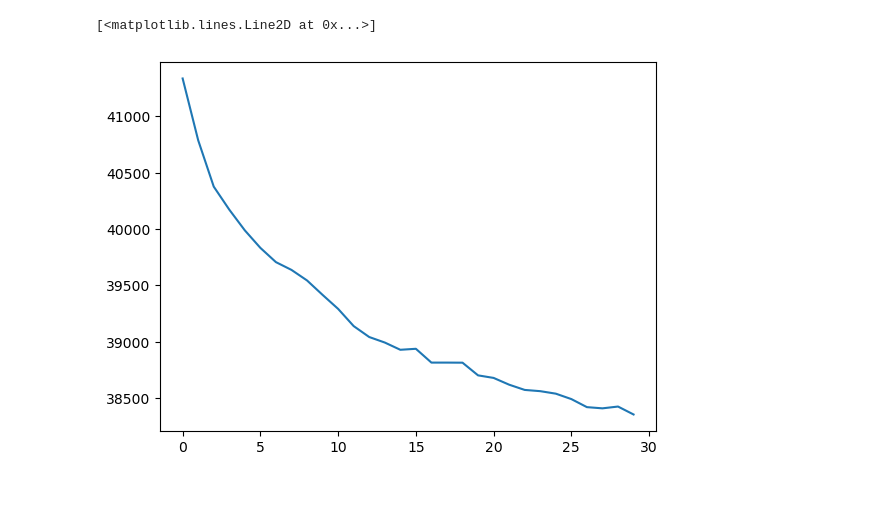
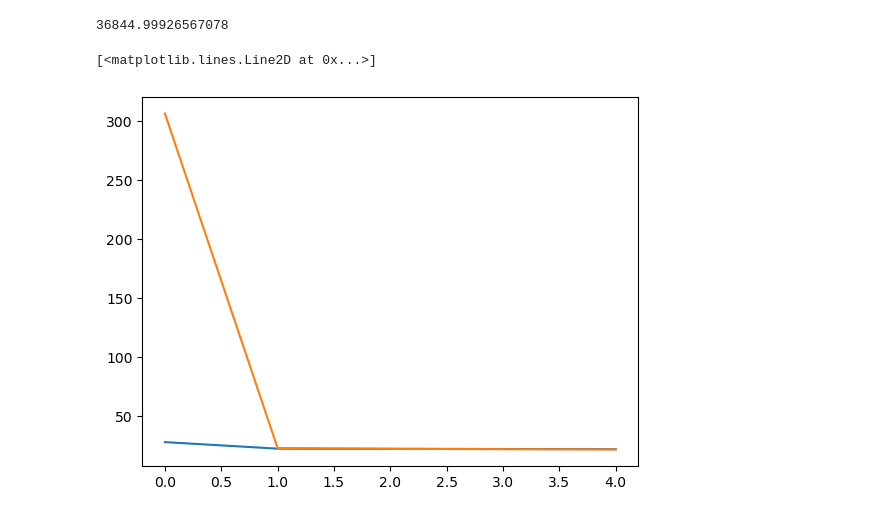
Before and after one commit to yhhjo/MountainAI, a Jupyter notebook: Transformer/Train.ipynb, the cells around one changed output. Drawn from its saved outputs; the diff is of its cells as text; code cells hidden in the pictures.

```diff
--- a/Transformer/Train.ipynb
+++ b/Transformer/Train.ipynb
@@ -48,6 +48,10 @@ dataloader_val = DataLoader(data_val, batch_size=BATCH_SIZE, shuffle=True, num_w
 
 dataloader_test = DataLoader(data_test, batch_size=BATCH_SIZE, shuffle=False, num_workers=N_WORKERS)
 # %%
+model_path = 'Checkpoints/model_2023_03_05__215511.pth'
+
+state_dict = torch.load(model_path)
 optimizePrime = Transformer(d_input, seqlen, d_output, D_MODEL, q, v, h, Ne, Nd, BATCH_SIZE, DROPOUT)
+optimizePrime.load_state_dict(state_dict)
 optimizer = torch.optim.Adam(optimizePrime.parameters(), lr=LR)
 loss_function = nn.MSELoss()
@@ -54,11 +68,11 @@ loss_function = nn.MSELoss()
 # %%
 model_save_path = f'Checkpoints/model_{datetime.datetime.now().strftime("%Y_%m_%d__%H%M%S")}.pth'
-epoch_loss_best = np.inf
+epoch_loss_best = np.inf # TODO: REMOVE IF INITIALIZING
 
 batch_loss = []
 epoch_loss = []
 epoch_val_loss = []
-EPOCHS = 30
+EPOCHS = 5
 
 X = 0
 Y = 0
@@ -67,6 +81,20 @@ for epoch in range(EPOCHS):
     running_loss = 0
     with tqdm(total=len(dataloader_train.dataset), desc=f"[Epoch {epoch+1:3d}/{EPOCHS}]") as pbar:
 
+        # Validate
+        for i, (x, y) in enumerate(dataloader_val):
+            # Zero gradients
+            optimizer.zero_grad()
+            x = x.float()
+            yhat = optimizePrime(x)
+            loss = loss_function(y.float(), yhat)
+
+            running_loss+= loss.item()
+            pbar.set_postfix({'val_loss': running_loss/(epoch+1)})
+            pbar.update(x.shape[0])
+
+        epoch_val_loss.append(running_loss)
+        running_loss = 0
         for i, (x, y) in enumerate(dataloader_train):
 
             # Zero gradients
@@ -84,6 +112,7 @@ for epoch in range(EPOCHS):
             pbar.set_postfix({'loss': running_loss/(epoch+1)})
             pbar.update(x.shape[0])
         epoch_loss.append(running_loss)
+
     if running_loss < epoch_loss_best:
         epoch_loss_best = running_loss
         torch.save(optimizePrime.state_dict(), model_save_path)
@@ -90,5 +147,10 @@ for epoch in range(EPOCHS):
+# %%
+epoch_loss_best
+# %% [output]
+36844.99926567078
 # %%
-plt.plot(range(len(epoch_loss)), epoch_loss)
+plt.plot(range(len(epoch_loss)), np.array(epoch_loss)/len(dataloader_train))
+plt.plot(range(len(epoch_val_loss)), np.array(epoch_val_loss)/len(dataloader_val))
 # %% [output]
 [<matplotlib.lines.Line2D at 0x...>]
-[figure, old version]
+[figure, new version]
```
Also changed, not shown: parts of 10 cells of this notebook, 8 other files.
